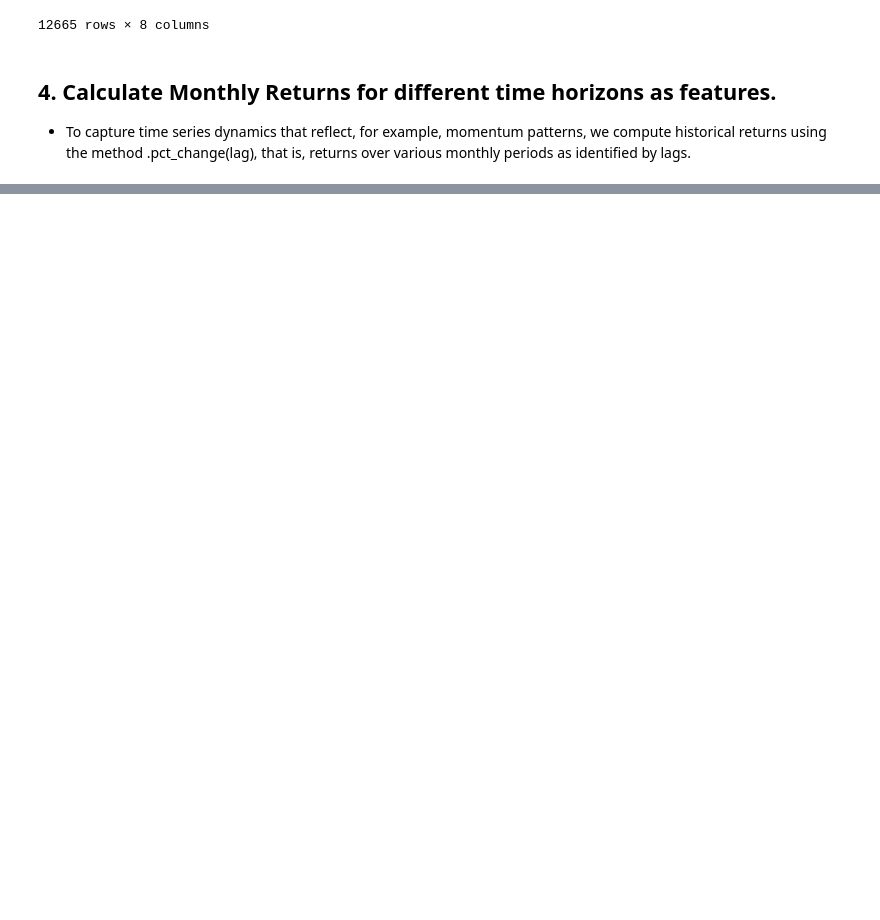
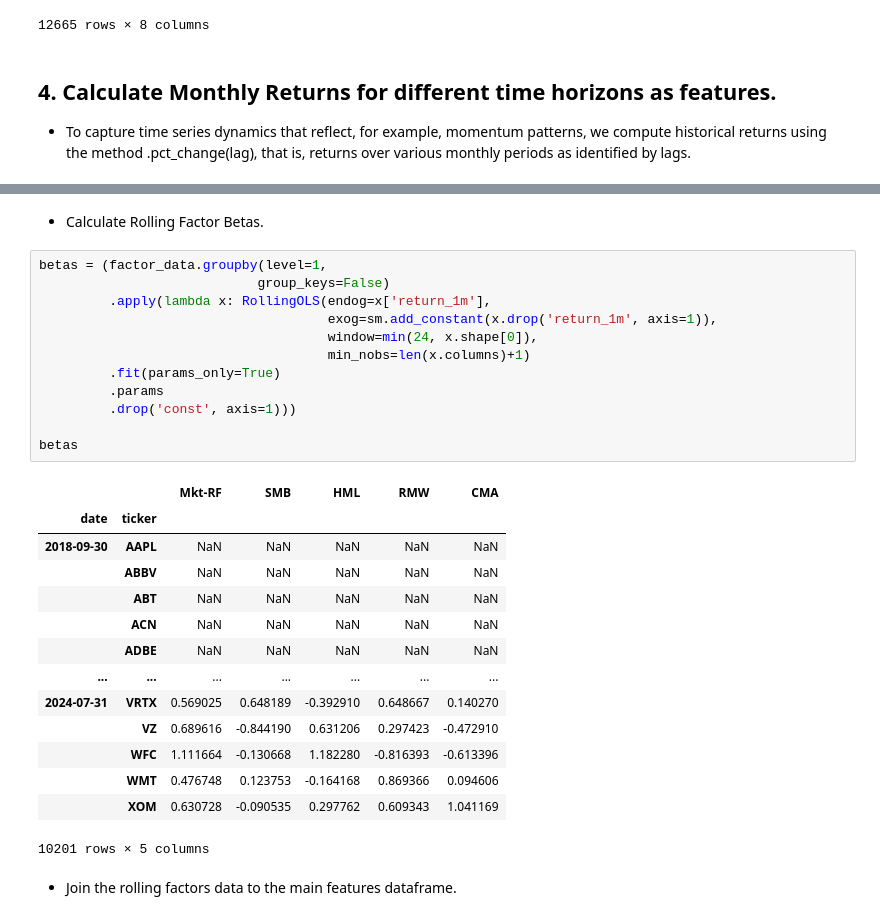
Before and after one commit to angadkhurana/ML-Algorithmic-Trading, a Jupyter notebook: ML_Quant_Strategies.ipynb, the cells around one changed output, grey strips where cells are left out. Saved outputs shown, nothing was run; the diff lists cells and outputs as text; blank space fills up the shorter version.

```diff
--- a/ML_Quant_Strategies.ipynb
+++ b/ML_Quant_Strategies.ipynb
@@ -259,0 +327,31 @@ data
+# %% [markdown]
+* Calculate Rolling Factor Betas.
+# %%
+betas = (factor_data.groupby(level=1,
+                            group_keys=False)
+         .apply(lambda x: RollingOLS(endog=x['return_1m'],
+                                     exog=sm.add_constant(x.drop('return_1m', axis=1)),
+                                     window=min(24, x.shape[0]),
+                                     min_nobs=len(x.columns)+1)
+         .fit(params_only=True)
+         .params
+         .drop('const', axis=1)))
+
+betas
+# %% [output]
+|  |  | Mkt-RF | SMB | HML | RMW | CMA |
+| date | ticker |  |  |  |  |  |
+| 2018-09-30 | AAPL | NaN | NaN | NaN | NaN | NaN |
+|  | ABBV | NaN | NaN | NaN | NaN | NaN |
+|  | ABT | NaN | NaN | NaN | NaN | NaN |
+|  | ACN | NaN | NaN | NaN | NaN | NaN |
+|  | ADBE | NaN | NaN | NaN | NaN | NaN |
+| ... | ... | ... | ... | ... | ... | ... |
+| 2024-07-31 | VRTX | 0.569025 | 0.648189 | -0.392910 | 0.648667 | 0.140270 |
+|  | VZ | 0.689616 | -0.844190 | 0.631206 | 0.297423 | -0.472910 |
+|  | WFC | 1.111664 | -0.130668 | 1.182280 | -0.816393 | -0.613396 |
+|  | WMT | 0.476748 | 0.123753 | -0.164168 | 0.869366 | 0.094606 |
+|  | XOM | 0.630728 | -0.090535 | 0.297762 | 0.609343 | 1.041169 |
+10201 rows × 5 columns
+# %% [markdown]
+* Join the rolling factors data to the main features dataframe.
```
Also changed, not shown: parts of 12 cells of this notebook.
